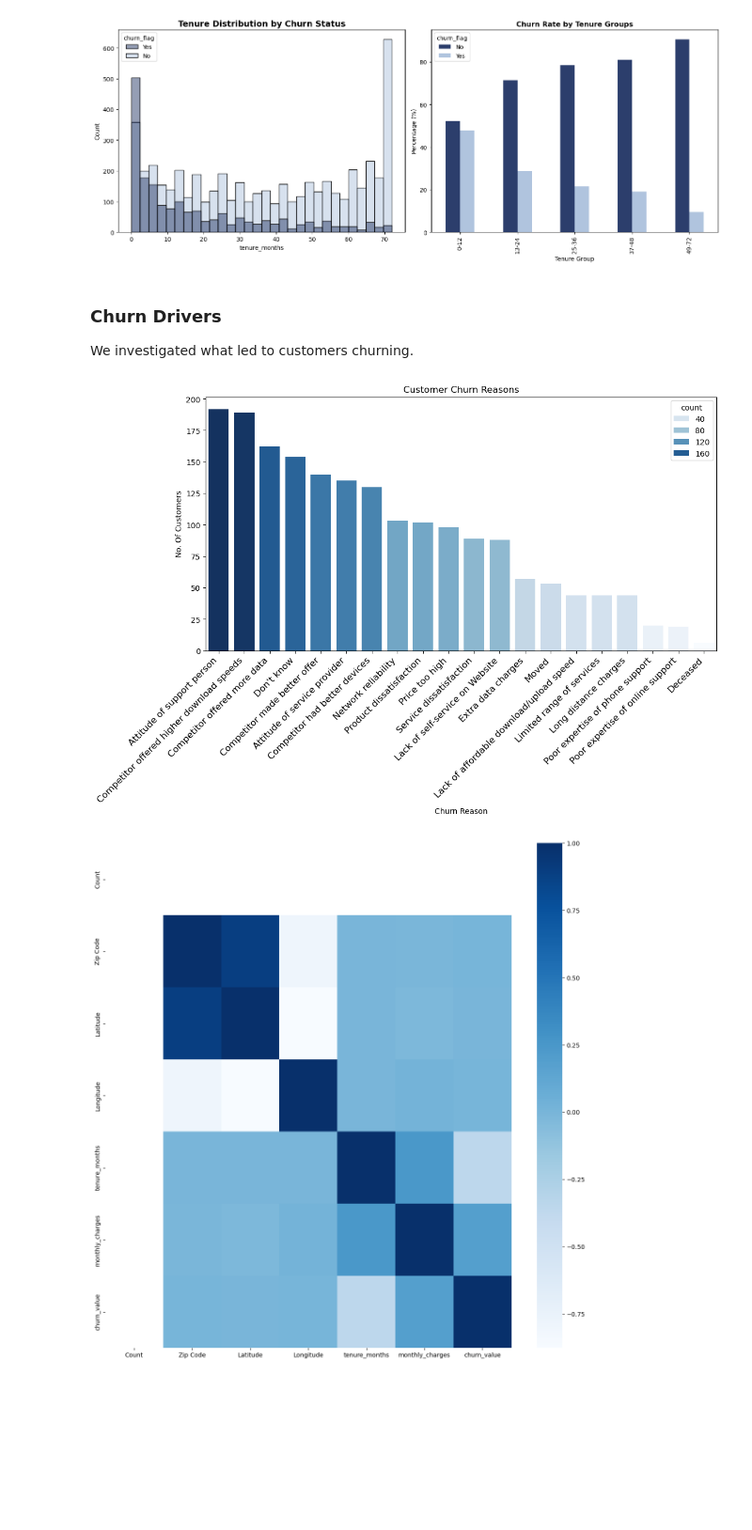
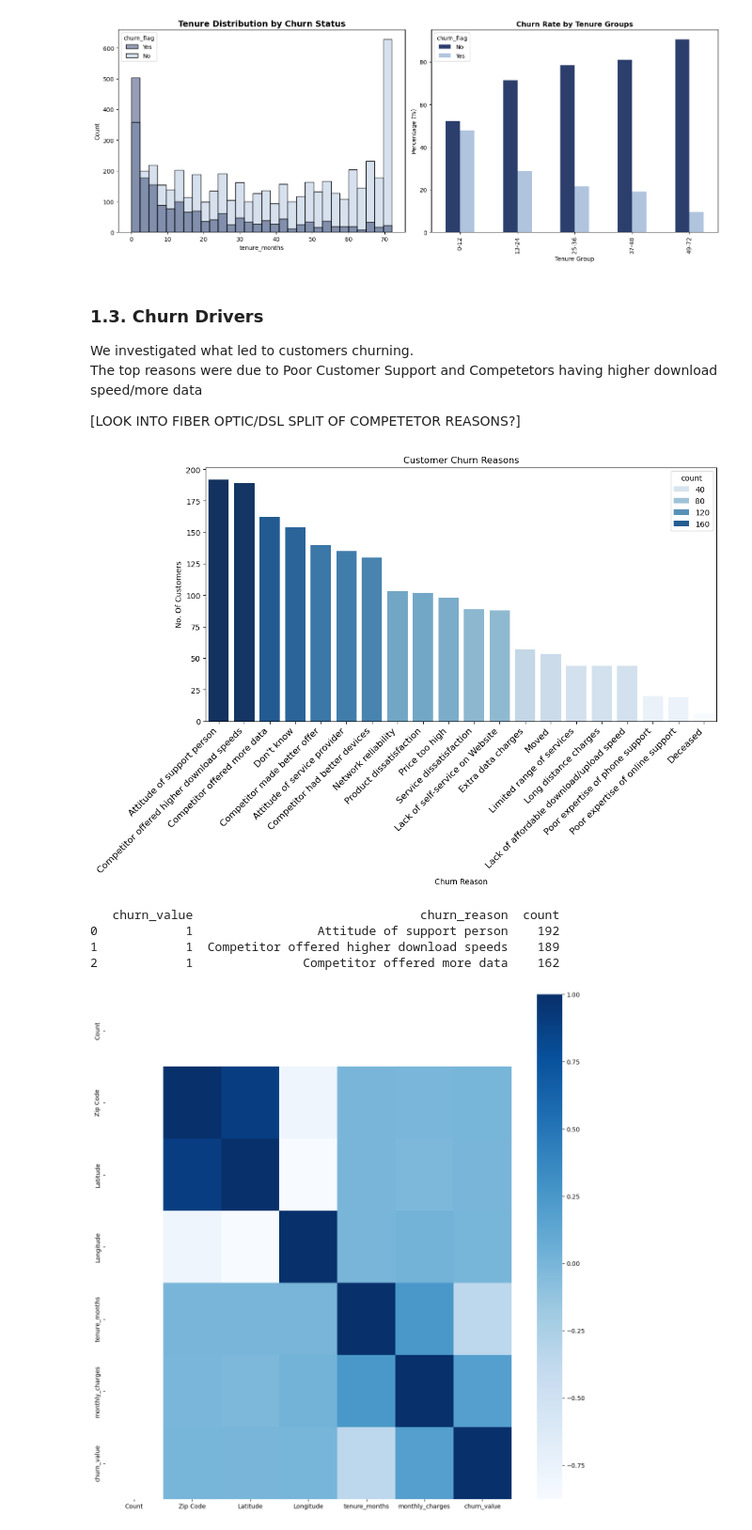
Before and after one commit to kirilvino/Swan-Project-Team-7, a Jupyter notebook: SwanMaster.ipynb, the cells around one changed output. Shown: that part at 94% size. Cells and saved outputs as stored; diff of their text form; code cells hidden in the pictures; blank space fills up the shorter version.

```diff
--- a/SwanMaster.ipynb
+++ b/SwanMaster.ipynb
@@ -199,29 +224,39 @@ plt.show()
 # %% [output]
 [figure]
 # %% [markdown]
-### Churn Drivers
+### 1.3. Churn Drivers
 We investigated what led to customers churning.
+The top reasons were due to Poor Customer Support and Competetors having higher download speed/more data
+
+[LOOK INTO FIBER OPTIC/DSL SPLIT OF COMPETETOR REASONS?]
 # %%
 # Graphing the top reasons customers gave for churning
 churnValue_Reason = df[['churn_value', 'churn_reason']]
 churnValue_Reason
 churned = churnValue_Reason[churnValue_Reason['churn_value'] == 1]
 reasonCounts = churned.value_counts()
 reasonCounts = pd.DataFrame(reasonCounts).reset_index().rename(columns={'index': 'churn_reason', 0: 'Count'})
 reasonCounts
 plt.figure(figsize=(12,6))
 sns.barplot(x=reasonCounts['churn_reason'], y=reasonCounts['count'], palette='Blues', hue = reasonCounts['count'])
 plt.xlabel('Churn Reason')
 plt.xticks(rotation= 45, # rotating labels
            horizontalalignment = 'right', # aligning them with the bars
            fontweight = 'light',
            fontsize = 'large' # setting the fonts
           )
 plt.ylabel('No. Of Customers')
 plt.title('Customer Churn Reasons')
 plt.show()
+
+top = reasonCounts.head(3)
+print(top)
 # %% [output]
-[figure, old version]
+[figure, new version]
+   churn_value                               churn_reason  count
+0            1                 Attitude of support person    192
+1            1  Competitor offered higher download speeds    189
+2            1               Competitor offered more data    162
 # %%
 # Creating correlation to see what factors have a negative correlation with churn value.
 plt.figure(figsize = (15,15))
```
Also changed, not shown: parts of 13 cells of this notebook.
